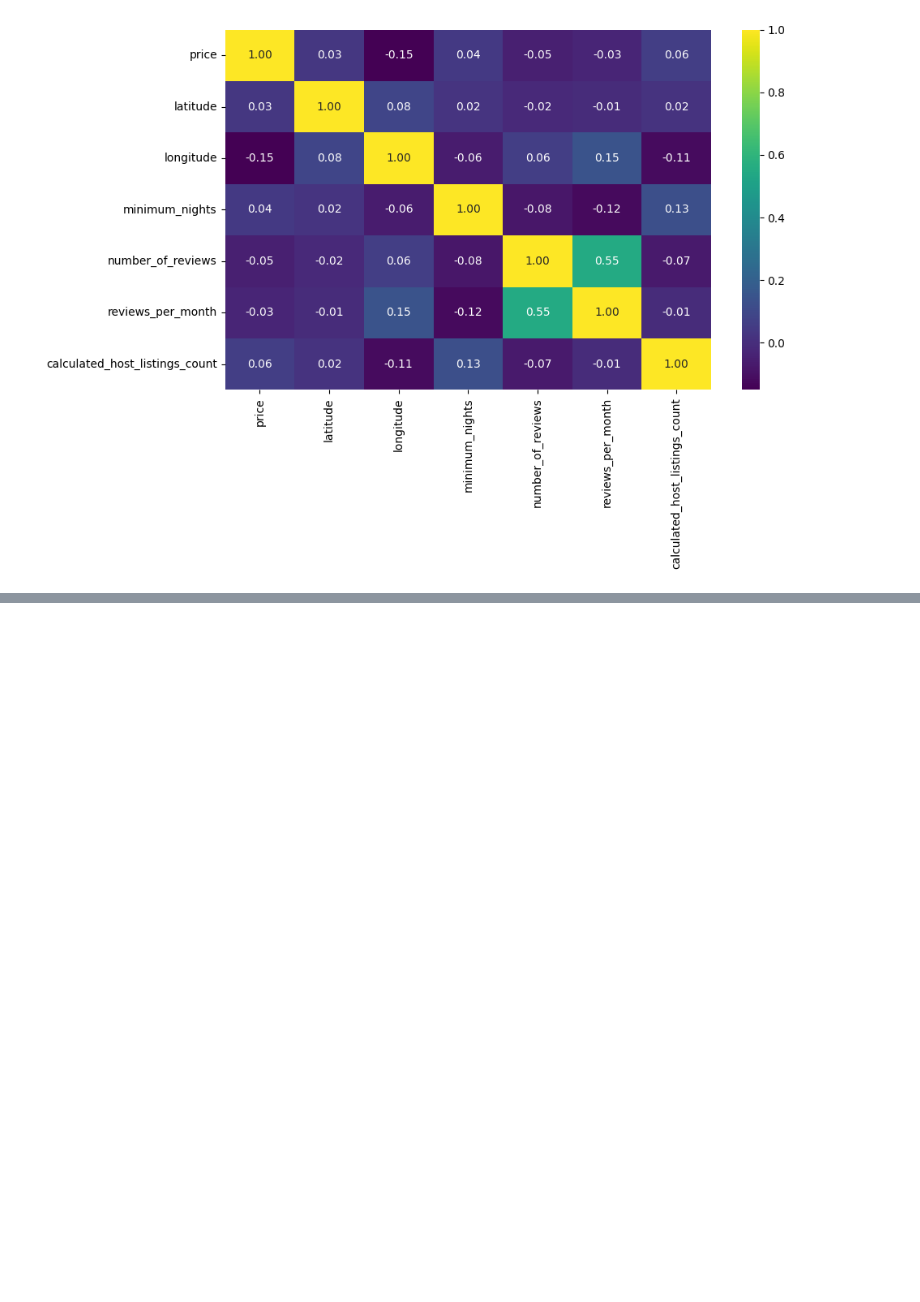
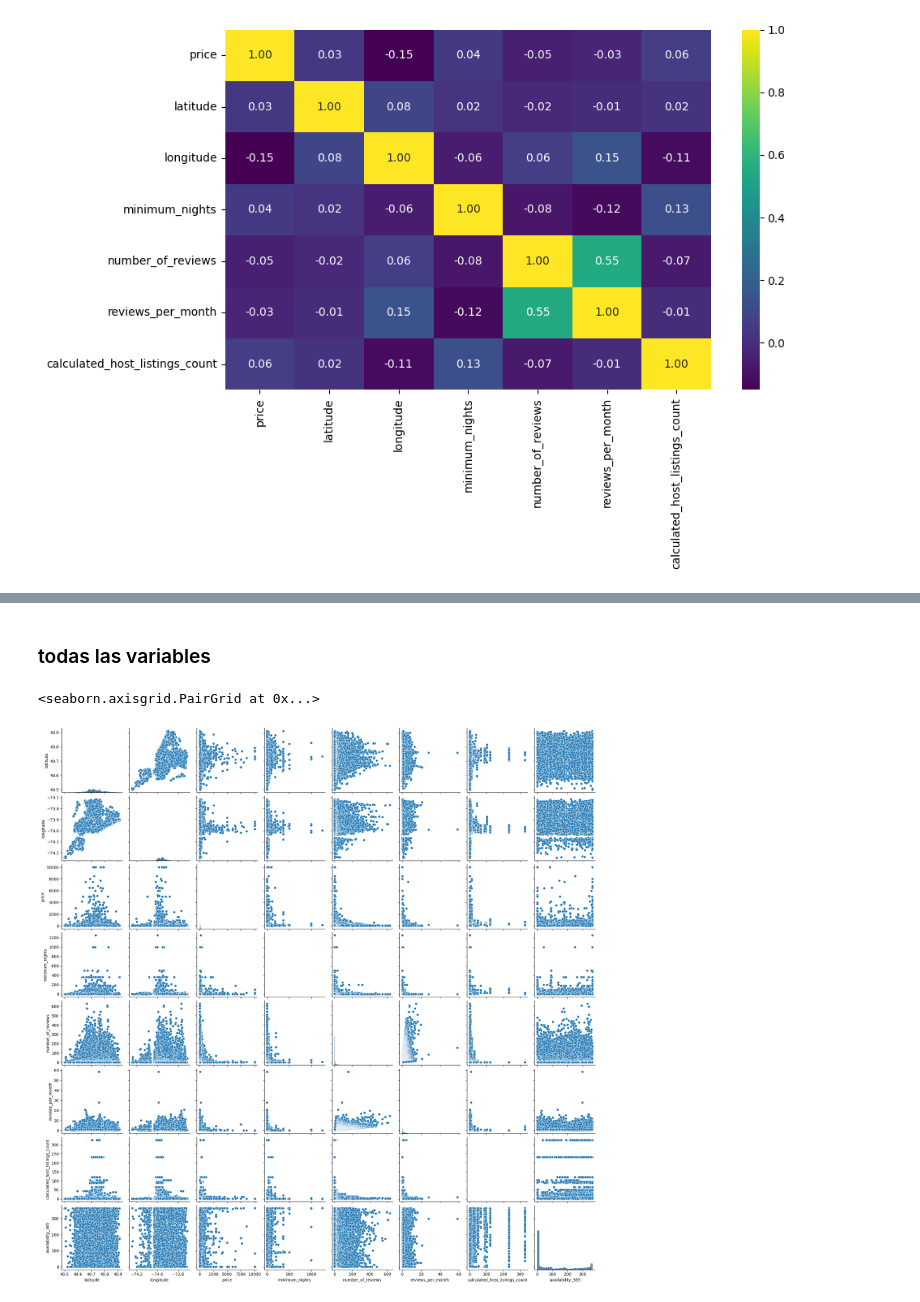
Before and after one commit to correaliesel138-a11y/Final_project_LR_Turbo, a Jupyter notebook: src/1_ds_pt-22_EDA_airbnb.ipynb, the cells around one changed output, grey strips where cells are left out. Cells and saved outputs as stored; diff of their text form; code cells hidden in the pictures; blank space fills up the shorter version.

```diff
--- a/src/1_ds_pt-22_EDA_airbnb.ipynb
+++ b/src/1_ds_pt-22_EDA_airbnb.ipynb
@@ -504,0 +496,7 @@ plt.show()
+# %% [markdown]
+### todas las variables
+# %%
+sns.pairplot(data = total_data)
+# %% [output]
+<seaborn.axisgrid.PairGrid at 0x...>
+[figure, added]
```
Also changed, not shown: parts of 13 cells of this notebook, 6 other files.
